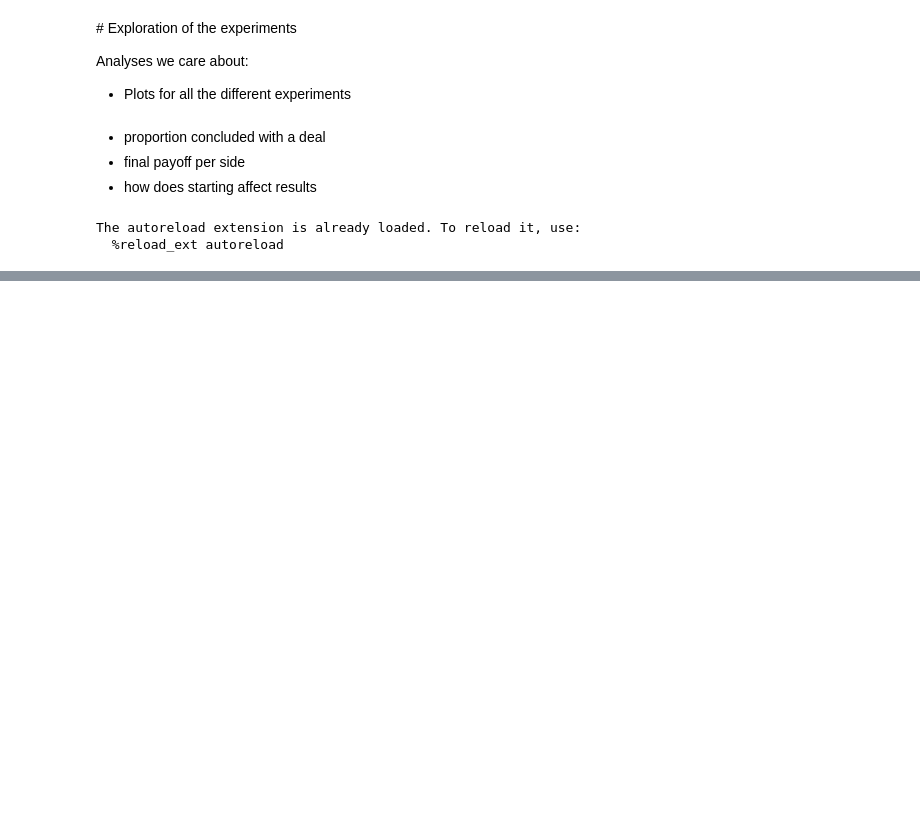
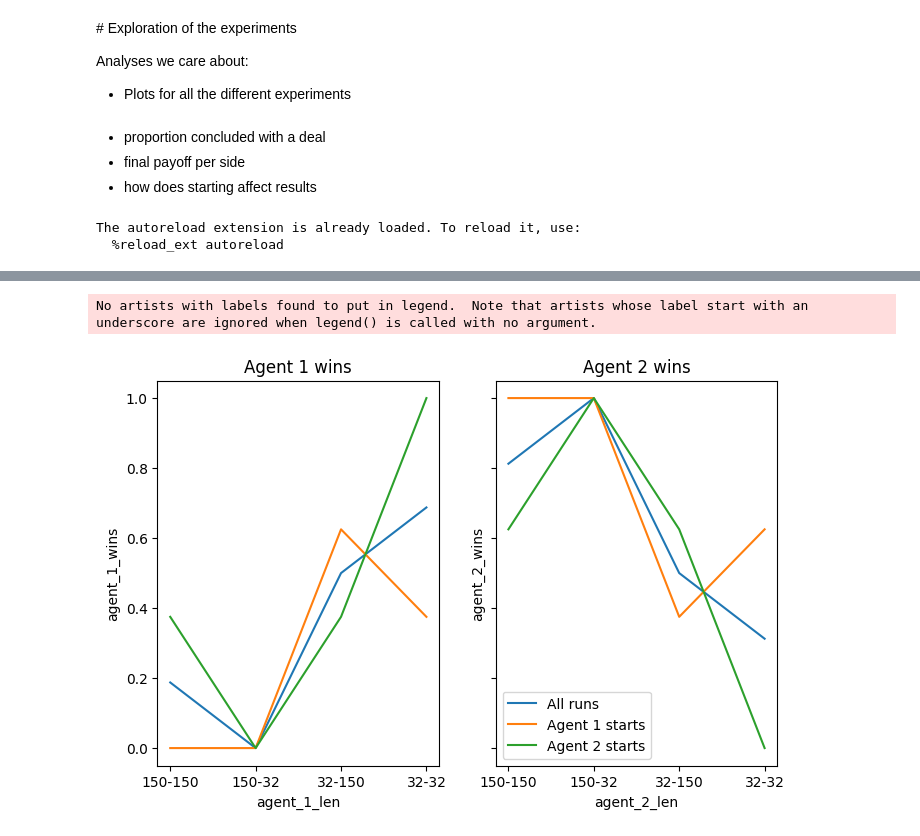
Before and after one commit to epfl-dlab/LAMEN, a Jupyter notebook: experiments.ipynb, the cells around one changed output, grey strips where cells are left out. Cells and saved outputs as stored; diff of their text form; code cells hidden in the pictures; blank space fills up the shorter version.

```diff
--- a/experiments.ipynb
+++ b/experiments.ipynb
@@ -419,0 +433,9 @@ d
+# %%
+fig, ax = plt.subplots(1, 2, figsize=(8,5), sharex=True, sharey=True)
+
+
+plot(symmetric, 1, ax.flatten()[0], "agent_1_len", "agent_1_wins", "Agent 1 wins")
+plot(symmetric, 2, ax.flatten()[1], "agent_2_len", "agent_2_wins", "Agent 2 wins")
+# %% [output]
+No artists with labels found to put in legend.  Note that artists whose label start with an underscore are ignored when legend() is called with no argument.
+[figure, added]
```
Also changed, not shown: parts of 79 cells of this notebook, 15 other files.
